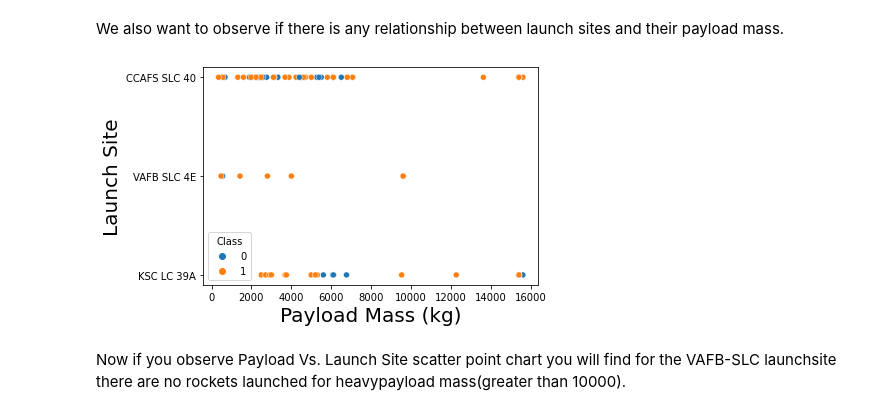
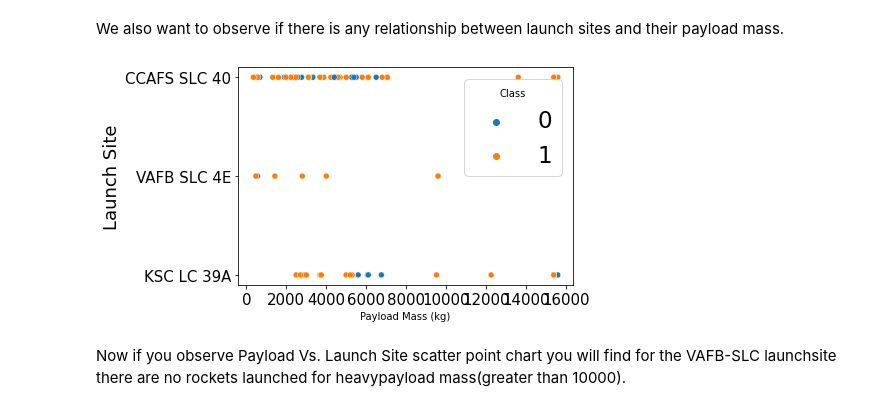
Before and after one commit to ashutoshaagashe/testrepo, a Jupyter notebook: EDA with Data Visualization Notebook.ipynb, the cells around one changed output. Saved outputs shown, nothing was run; the diff lists cells and outputs as text; code cells hidden in the pictures.

```diff
--- a/EDA with Data Visualization Notebook.ipynb
+++ b/EDA with Data Visualization Notebook.ipynb
@@ -85,6 +85,9 @@ Use the function <code>catplot</code> to plot <code>FlightNumber</code> vs <code
 # %%
 # Plot a scatter point chart with x axis to be Flight Number and y axis to be the launch site, and hue to be the class value
 sns.catplot(y="LaunchSite", x="FlightNumber", hue="Class", data=df, aspect = 5)
+plt.rc('xtick', labelsize=15)    #
+plt.rc('ytick', labelsize=15)
+plt.rc('legend', fontsize=23)
 plt.xlabel("Flight Number",fontsize=20)
 plt.ylabel("Launch Site",fontsize=20)
 plt.show()
@@ -99,11 +102,14 @@ We also want to observe if there is any relationship between launch sites and th
 # %%
 # Plot a scatter point chart with x axis to be Pay Load Mass (kg) and y axis to be the launch site, and hue to be the class value
 sns.scatterplot(y="LaunchSite", x="PayloadMass", hue="Class", data=df)
-plt.xlabel("Payload Mass (kg)",fontsize=20)
-plt.ylabel("Launch Site",fontsize=20)
+plt.rc('xtick', labelsize=12)    #
+plt.rc('ytick', labelsize=12)
+plt.rc('legend', fontsize=10)
+plt.xlabel("Payload Mass (kg)",fontsize=10)
+plt.ylabel("Launch Site",fontsize=18)
 plt.show()
 # %% [output]
-[figure, old version]
+[figure, new version]
 # %% [markdown]
 Now if you observe Payload Vs. Launch Site scatter point chart you will find for the VAFB-SLC  launchsite there are no  rockets  launched for  heavypayload mass(greater than 10000).
 # %% [markdown]
```
Also changed, not shown: parts of 5 cells of this notebook.
